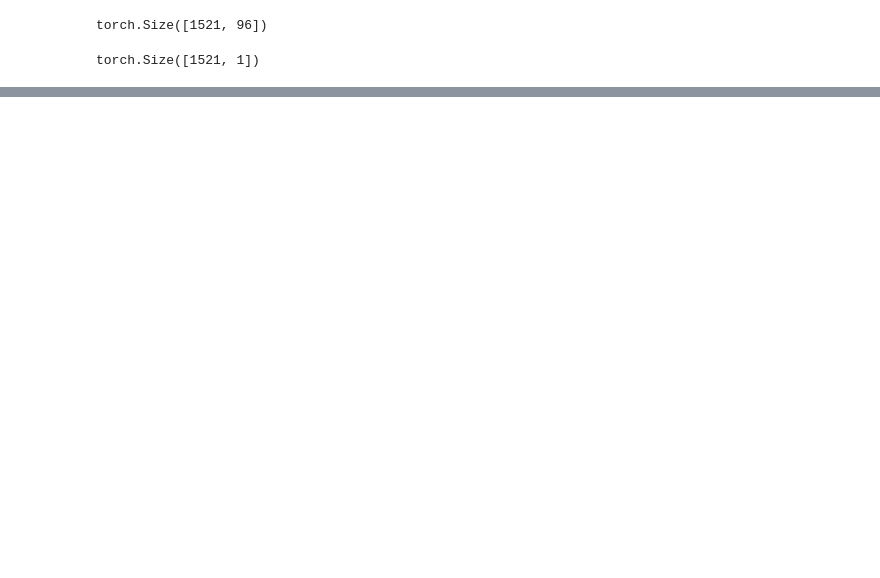
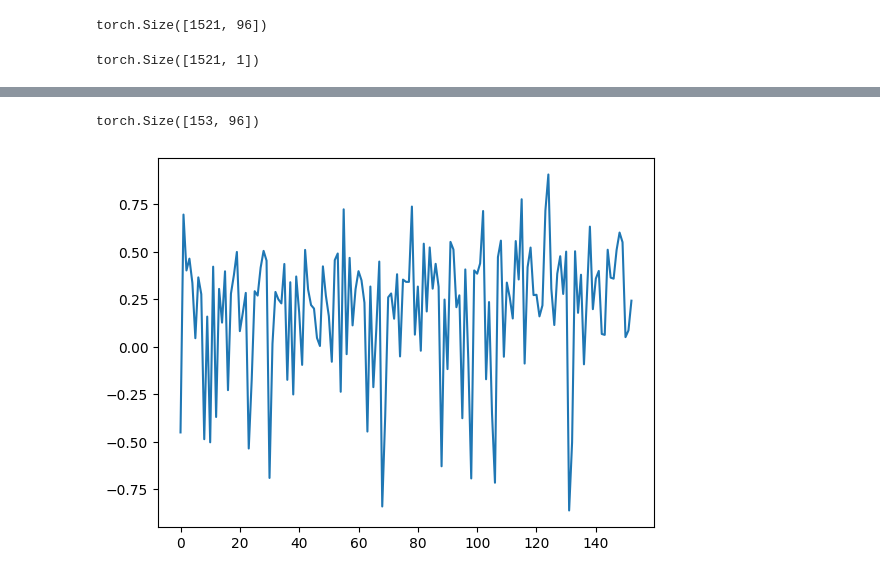
Before and after one commit to vedovati-matteo/noi_hack_SEC, a Jupyter notebook: day_temp_GAN.ipynb, the cells around one changed output, grey strips where cells are left out. Drawn from its saved outputs; the diff is of its cells as text; code cells hidden in the pictures; blank space fills up the shorter version.

```diff
--- a/day_temp_GAN.ipynb
+++ b/day_temp_GAN.ipynb
@@ -56,7 +74,7 @@ num_epochs = 100
 # %%
 dataset = TensorDataset(daily_avg_temp, all_timeseries)
 
-train_size = int(0.95 * len(dataset))
+train_size = int(0.90 * len(dataset))
 val_size = len(dataset) - train_size
 
 # Split the dataset
@@ -116,13 +170,21 @@ criterion = nn.BCELoss()
 # %%
-# Training loop
+# Training loop with validation
 for epoch in range(num_epochs):
+    # Training phase
+    generator.train()
+    discriminator.train()
     for i, (avg_temp, real_timeseries) in enumerate(train_loader):
 
         batch_size = avg_temp.size(0)
 
+        # Move data to device and ensure float32 type
+        avg_temp = avg_temp.to(device).float()
+        real_timeseries = real_timeseries.to(device).float()
+        real_timeseries = add_gaussian_noise(real_timeseries, 0.3)
+
         # Labels
-        real_labels = torch.ones(batch_size, 1)
-        fake_labels = torch.zeros(batch_size, 1)
+        real_labels = torch.ones(batch_size, 1, device=device).float()
+        fake_labels = torch.zeros(batch_size, 1, device=device).float()
 
         # Train Discriminator
         optimizer_d.zero_grad()
@@ -132,26 +194,34 @@ for epoch in range(num_epochs):
         d_loss_real = criterion(real_output, real_labels)
 
         # Fake timeseries
-        noise = torch.randn(batch_size, noise_dim)
+        noise = torch.randn(batch_size, noise_dim, device=device)
         fake_timeseries = generator(noise, avg_temp)
         fake_output = discriminator(fake_timeseries, avg_temp)
         d_loss_fake = criterion(fake_output, fake_labels)
 
+        #temporal_loss = temporal_loss_fn(fake_timeseries)
+
         # Total discriminator loss
-        d_loss = d_loss_real + d_loss_fake
+        d_loss = d_loss_real + d_loss_fake# + temporal_loss
         d_loss.backward()
         optimizer_d.step()
 
         # Train Generator
         optimizer_g.zero_grad()
 
-        noise = torch.randn(batch_size, noise_dim)
+        noise = torch.randn(batch_size, noise_dim, device=device)
         fake_timeseries = generator(noise, avg_temp)
         fake_output = discriminator(fake_timeseries, avg_temp)
 
         # Generator loss
         g_loss = criterion(fake_output, real_labels)
-        g_loss.backward()
+
+        temporal_loss = temporal_loss_fn(fake_timeseries)
+        mean_loss = mean_loss_fn(fake_timeseries, avg_temp)
+
+        total_g_loss = g_loss + temporal_loss + mean_loss
+
+        total_g_loss.backward()
         optimizer_g.step()
 
     print(f'Epoch [{epoch+1}/{num_epochs}], d_loss: {d_loss.item()}, g_loss: {g_loss.item()}')
@@ -191,0 +297,17 @@ for epoch in range(num_epochs):
+# %%
+combined_residuals = torch.cat(residuals, dim=0)
+# %%
+combined_residuals.shape
+# %% [output]
+torch.Size([153, 96])
+# %%
+# Step 2: Calculate the mean of each row
+mean_of_rows = combined_residuals.mean(dim=1)
+
+# Step 3: Calculate the mean of each column
+mean_of_columns = combined_residuals.mean(dim=0)
+# %%
+plt.plot(mean_of_rows.cpu().detach().numpy().tolist())
+plt.show()
+# %% [output]
+[figure, added]
```
Also changed, not shown: parts of 20 cells of this notebook, 2 other files.
